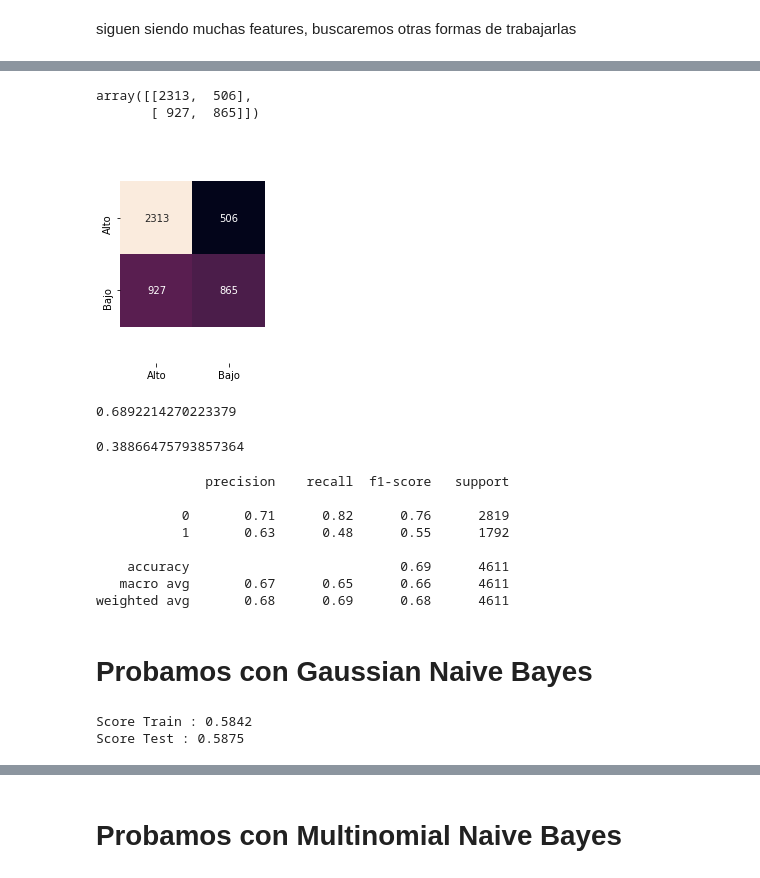
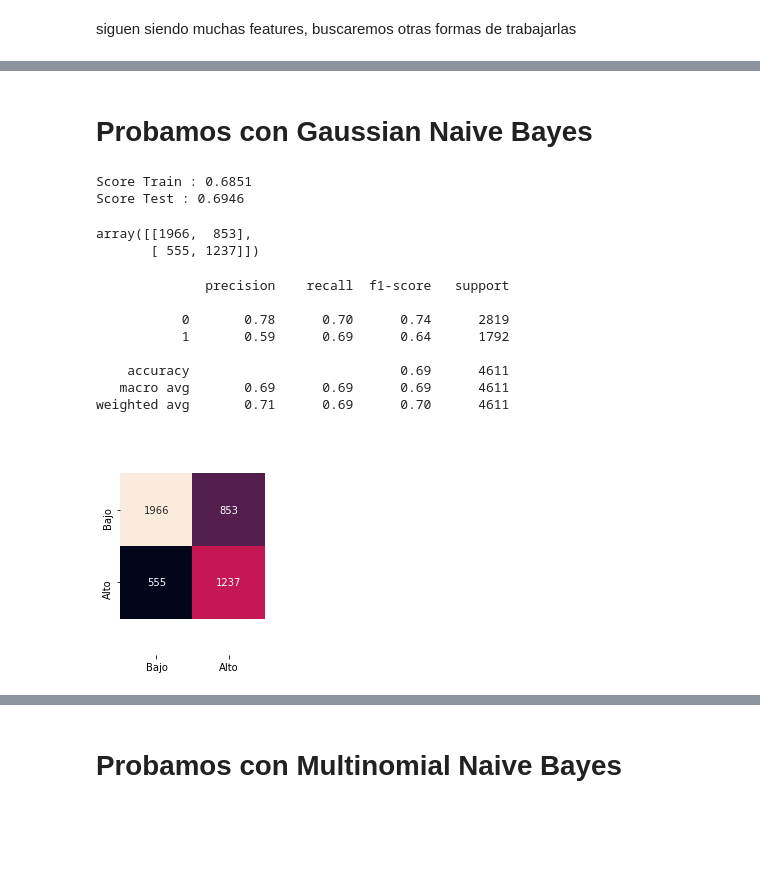
Before and after one commit to francodegio/DigitalHouse, a Jupyter notebook: desafio3/Desafio 3 - Draft Santi.ipynb, the cells around one changed output, grey strips where cells are left out. Cells and saved outputs as stored; diff of their text form; code cells hidden in the pictures; blank space fills up the shorter version.

```diff
--- a/desafio3/Desafio 3 - Draft Santi.ipynb
+++ b/desafio3/Desafio 3 - Draft Santi.ipynb
@@ -377,44 +572,22 @@ y_pred = model.predict(X_test)
-# %%
-mat=confusion_matrix(y_test, y_pred)
-display(mat)
-
-fig, ax = plt.subplots()
-sns.heatmap(mat, square=True, annot=True, fmt='d', cbar=False,
-            xticklabels=["Alto","Bajo"], yticklabels=["Alto","Bajo"])
-ax.set_ylim(2+0.5,-0.5,-0.5,-0.5);
-# %% [output]
-array([[2313,  506],
-       [ 927,  865]])
-[figure, removed]
-# %%
-# Computamos el accuracy score:
-accuracy_score(y_test, y_pred)
-# %% [output]
-0.6892214270223379
-# %%
-y.mean()
-# %% [output]
-0.38866475793857364
-# %%
-from sklearn.metrics import classification_report
-print(classification_report(y_test,y_pred))
-# %% [output]
-              precision    recall  f1-score   support
-
-           0       0.71      0.82      0.76      2819
-           1       0.63      0.48      0.55      1792
-
-    accuracy                           0.69      4611
-   macro avg       0.67      0.65      0.66      4611
-weighted avg       0.68      0.69      0.68      4611
 # %% [markdown]
 # Probamos con Gaussian Naive Bayes
 # %%
 from sklearn.naive_bayes import GaussianNB
 
 modelGaussianNB = GaussianNB()
 modelGaussianNB.fit(X_train, y_train);
-scoreByModel(modelGaussianNB,X_train,X_test,y_train,y_test)
+doMetrics(modelGaussianNB,X_train,X_test,y_train,y_test)
 # %% [output]
-Score Train : 0.5842
-Score Test : 0.5875
+Score Train : 0.6851
+Score Test : 0.6946
+array([[1966,  853],
+       [ 555, 1237]])
+              precision    recall  f1-score   support
+
+           0       0.78      0.70      0.74      2819
+           1       0.59      0.69      0.64      1792
+
+    accuracy                           0.69      4611
+   macro avg       0.69      0.69      0.69      4611
+weighted avg       0.71      0.69      0.70      4611
+[figure, added]
```
Also changed, not shown: parts of 52 cells of this notebook.
